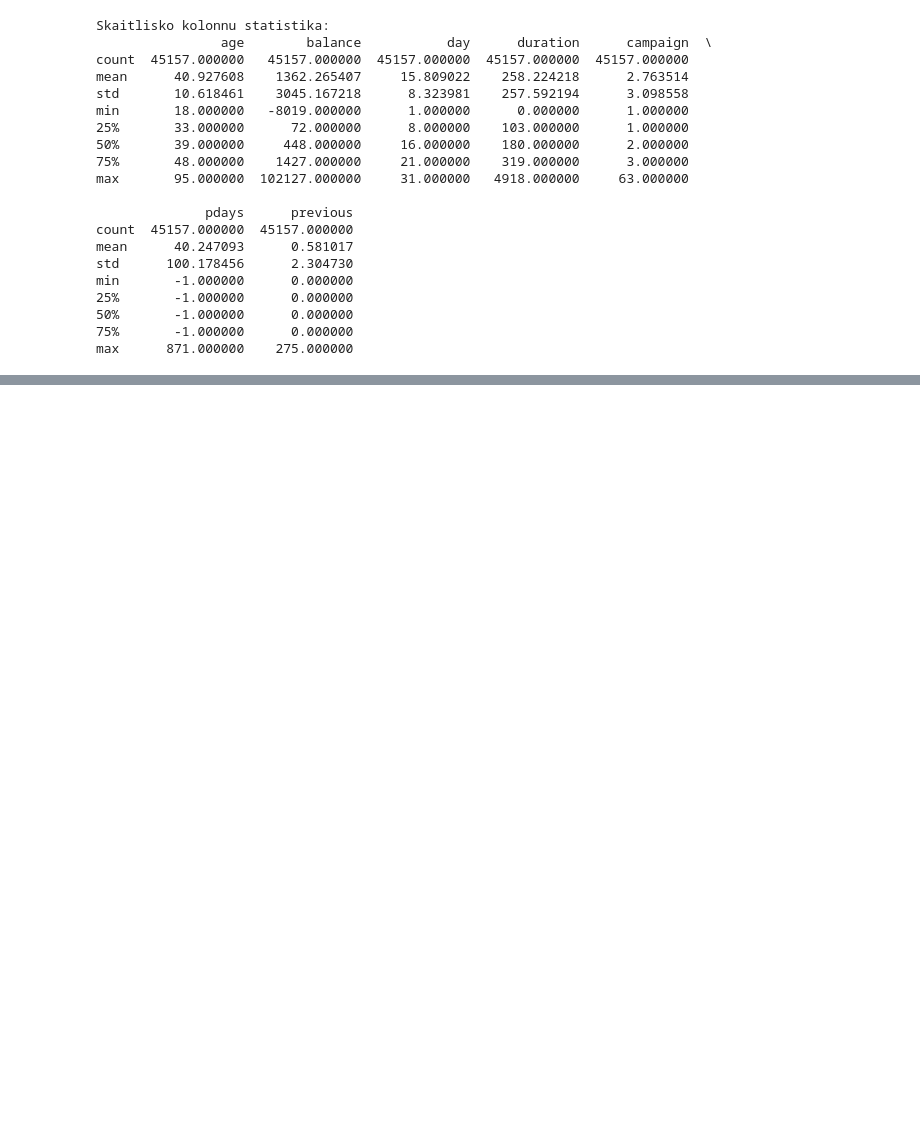
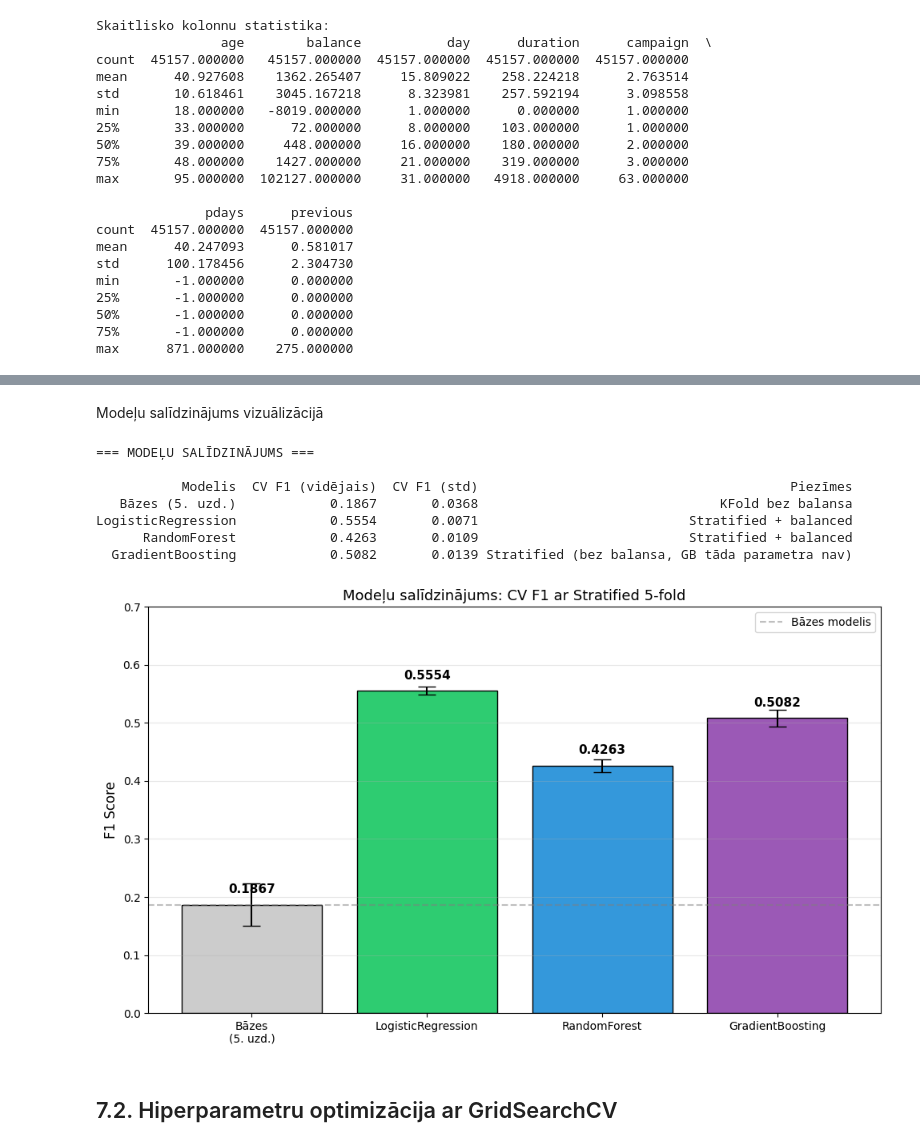
Before and after one commit to Mara-Medne/fita-ml-course, a Jupyter notebook: week4/week4_homework.ipynb, the cells around one changed output, grey strips where cells are left out. Cells and saved outputs as stored; diff of their text form; code cells hidden in the pictures; blank space fills up the shorter version.

```diff
--- a/week4/week4_homework.ipynb
+++ b/week4/week4_homework.ipynb
@@ -319,0 +678,56 @@ max      871.000000    275.000000
+# %% [markdown]
+Modeļu salīdzinājums vizuālizācijā
+# %%
+import matplotlib.pyplot as plt
+
+# Salīdzinājuma tabula (ieskaitot bāzes modeli no 5. uzdevuma)
+comparison = pd.DataFrame({
+    'Modelis': ['Bāzes (5. uzd.)', 'LogisticRegression', 'RandomForest', 'GradientBoosting'],
+    'CV F1 (vidējais)': [0.1867, 0.5554, 0.4263, 0.5082],
+    'CV F1 (std)': [0.0368, 0.0071, 0.0109, 0.0139],
+    'Piezīmes': [
+        'KFold bez balansa',
+        'Stratified + balanced',
+        'Stratified + balanced',
+        'Stratified (bez balansa, GB tāda parametra nav)'
+    ]
+})
+
+print("=== MODEĻU SALĪDZINĀJUMS ===\n")
+print(comparison.to_string(index=False))
+
+# Vizualizācija — bar chart ar error bars
+fig, ax = plt.subplots(figsize=(10, 6))
+
+modeli = ['Bāzes\n(5. uzd.)', 'LogisticRegression', 'RandomForest', 'GradientBoosting']
+f1_means = [0.1867, 0.5554, 0.4263, 0.5082]
+f1_stds = [0.0368, 0.0071, 0.0109, 0.0139]
+krasas = ['#CCCCCC', '#2ECC71', '#3498DB', '#9B59B6']
+
+bars = ax.bar(modeli, f1_means, yerr=f1_stds, capsize=8, color=krasas, edgecolor='black')
+
+# Skaitļi virs stabiņiem
+for bar, val in zip(bars, f1_means):
+    ax.text(bar.get_x() + bar.get_width()/2, bar.get_height() + 0.02,
+            f'{val:.4f}', ha='center', fontsize=11, fontweight='bold')
+
+ax.set_ylabel('F1 Score', fontsize=12)
+ax.set_title('Modeļu salīdzinājums: CV F1 ar Stratified 5-fold', fontsize=13)
+ax.set_ylim(0, 0.7)
+ax.axhline(y=0.1867, color='gray', linestyle='--', alpha=0.5, label='Bāzes modelis')
+ax.grid(axis='y', alpha=0.3)
+ax.legend()
+
+plt.tight_layout()
+plt.show()
+# %% [output]
+=== MODEĻU SALĪDZINĀJUMS ===
+
+           Modelis  CV F1 (vidējais)  CV F1 (std)                                        Piezīmes
+   Bāzes (5. uzd.)            0.1867       0.0368                               KFold bez balansa
+LogisticRegression            0.5554       0.0071                           Stratified + balanced
+      RandomForest            0.4263       0.0109                           Stratified + balanced
+  GradientBoosting            0.5082       0.0139 Stratified (bez balansa, GB tāda parametra nav)
+[figure, added]
+# %% [markdown]
+## 7.2. Hiperparametru optimizācija ar GridSearchCV
```
Also changed, not shown: parts of 40 cells of this notebook.
